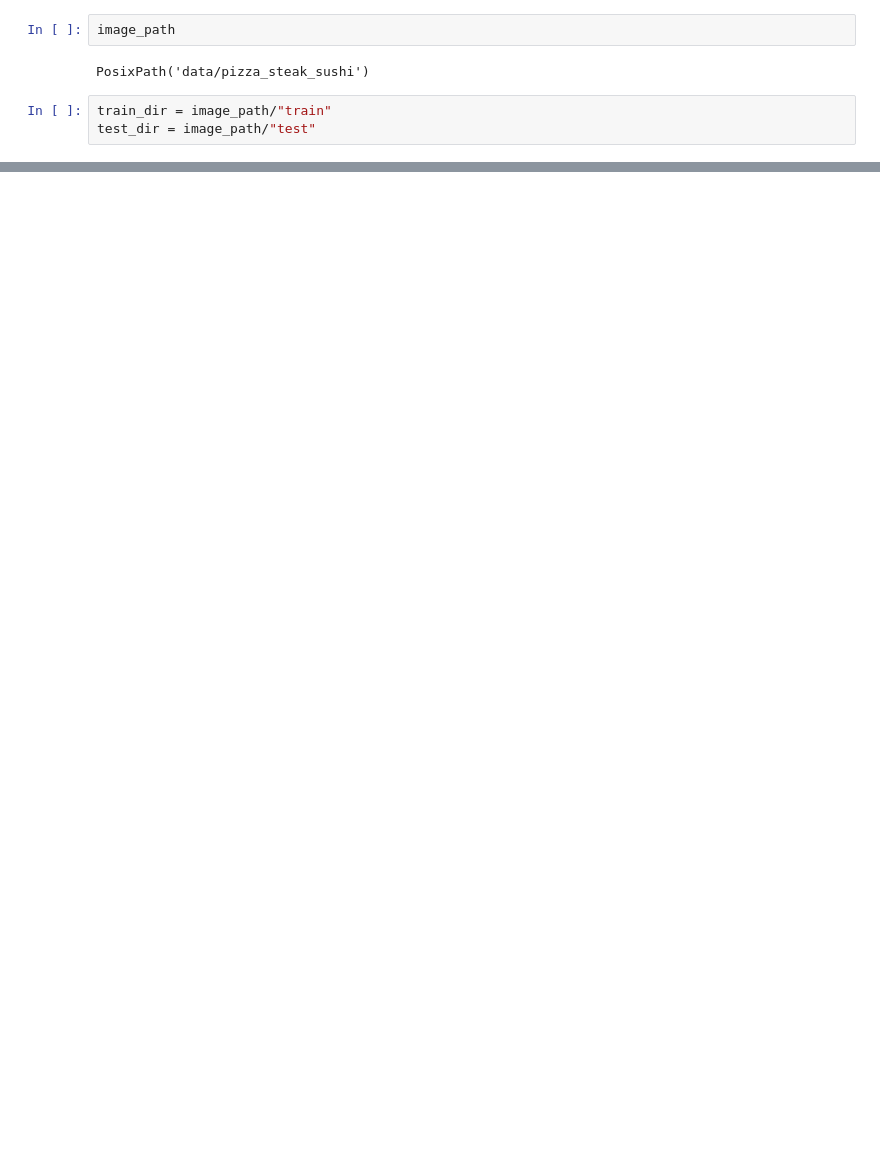
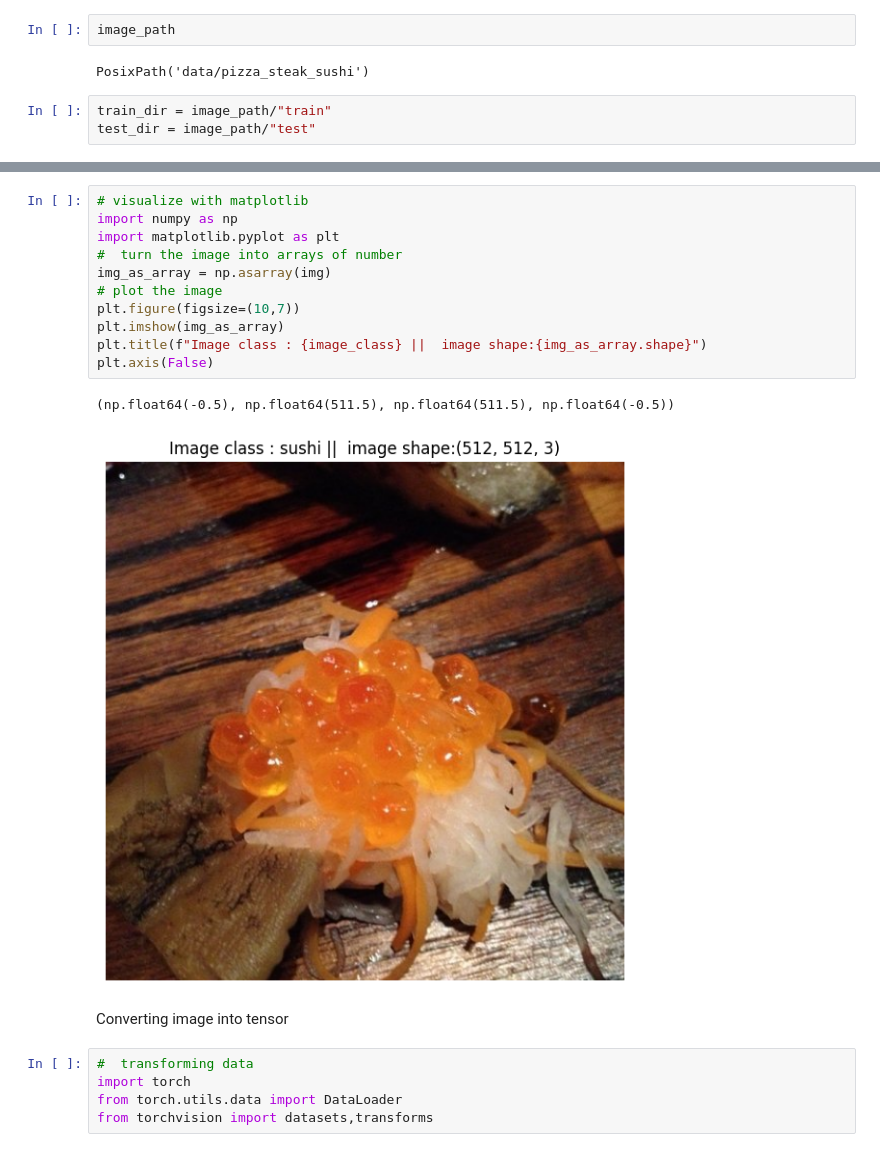
Before and after one commit to adarsha4real/pytorch-basics, a Jupyter notebook: foodvision_mini.ipynb, the cells around one changed output, grey strips where cells are left out. Cells and saved outputs as stored; diff of their text form; blank space fills up the shorter version.

```diff
--- a/foodvision_mini.ipynb
+++ b/foodvision_mini.ipynb
@@ -120,0 +122,21 @@ random image width:512
+# %%
+# visualize with matplotlib
+import numpy as np
+import matplotlib.pyplot as plt
+#  turn the image into arrays of number
+img_as_array = np.asarray(img)
+# plot the image
+plt.figure(figsize=(10,7))
+plt.imshow(img_as_array)
+plt.title(f"Image class : {image_class} ||  image shape:{img_as_array.shape}")
+plt.axis(False)
+# %% [output]
+(np.float64(-0.5), np.float64(511.5), np.float64(511.5), np.float64(-0.5))
+[figure, added]
+# %% [markdown]
+Converting image into tensor
+# %%
+#  transforming data
+import torch
+from torch.utils.data import DataLoader
+from torchvision import datasets,transforms
```
Also changed, not shown: parts of 31 cells of this notebook.
